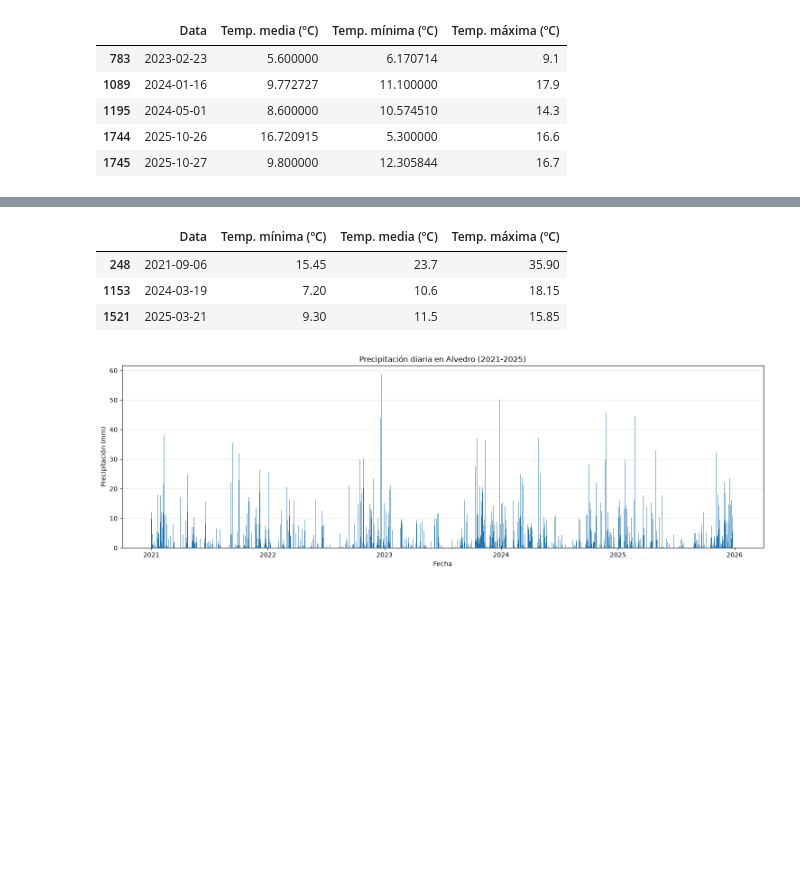
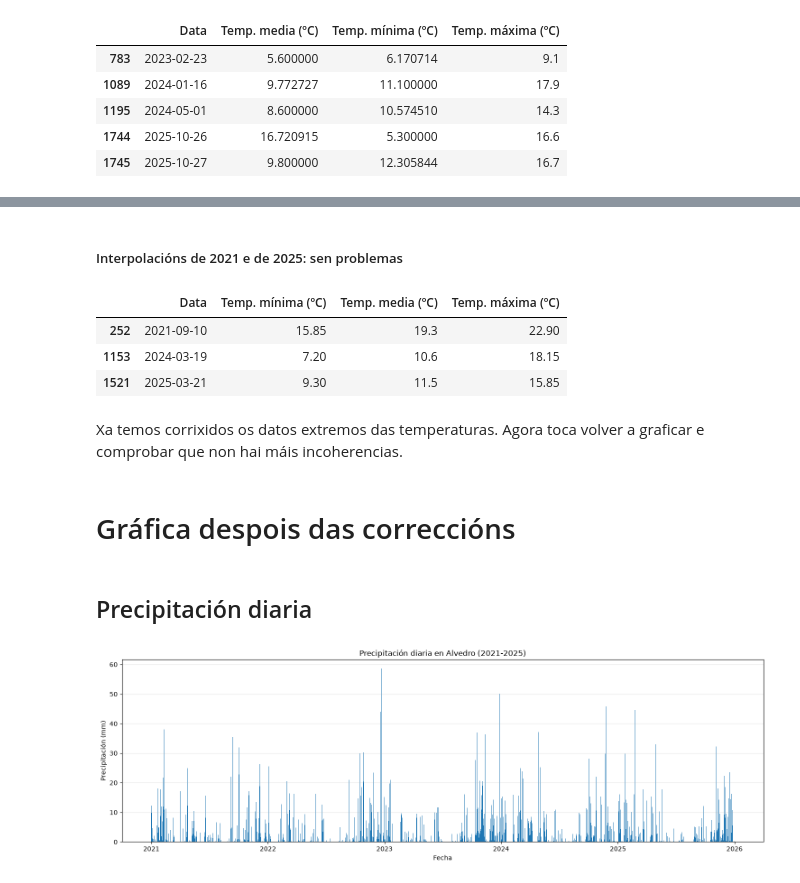
Before and after one commit to estevo97/analise_alvedro, a Jupyter notebook: alvedro_limpeza.ipynb, the cells around one changed output, grey strips where cells are left out. Drawn from its saved outputs; the diff is of its cells as text; code cells hidden in the pictures; blank space fills up the shorter version.

```diff
--- a/alvedro_limpeza.ipynb
+++ b/alvedro_limpeza.ipynb
@@ -763,9 +783,11 @@ df.loc[
     df["Data"] == pd.Timestamp("2024-03-19"),
     "Temp. máxima (ºC)"
 ] = (15.6 + 20.7) / 2
+# %% [markdown]
+##### Interpolacións de 2021 e de 2025: sen problemas
 # %%
 # 1. Temperatura mínima del 6 de septiembre de 2021
-fecha = pd.Timestamp("2021-09-06")
+fecha = pd.Timestamp("2021-09-10")
 columna = "Temp. mínima (ºC)"
 
 anterior = df.loc[df["Data"] == fecha - pd.Timedelta(days=1), columna].iloc[0]
@@ -784,22 +806,28 @@ siguiente = df.loc[df["Data"] == fecha + pd.Timedelta(days=1), columna].iloc[0]
 df.loc[df["Data"] == fecha, columna] = (anterior + siguiente) / 2
 # %%
 fechas_corregidas = pd.to_datetime([
-    "2021-09-06",
+    "2021-09-10",
     "2024-03-19",
     "2025-03-21"
 ])
 
 display(
     df.loc[
         df["Data"].isin(fechas_corregidas),
         ["Data"] + columnas_temp
     ].sort_values("Data").round(2)
 )
 # %% [output]
 |  | Data | Temp. mínima (ºC) | Temp. media (ºC) | Temp. máxima (ºC) |
-| 248 | 2021-09-06 | 15.45 | 23.7 | 35.90 |
+| 252 | 2021-09-10 | 15.85 | 19.3 | 22.90 |
 | 1153 | 2024-03-19 | 7.20 | 10.6 | 18.15 |
 | 1521 | 2025-03-21 | 9.30 | 11.5 | 15.85 |
+# %% [markdown]
+Xa temos corrixidos os datos extremos das temperaturas. Agora toca volver a graficar e comprobar que non hai máis incoherencias.
+# %% [markdown]
+# Gráfica despois das correccións
+# %% [markdown]
+## Precipitación diaria
 # %%
 import matplotlib.pyplot as plt
 
```
Also changed, not shown: parts of 16 cells of this notebook, 3 other files.
